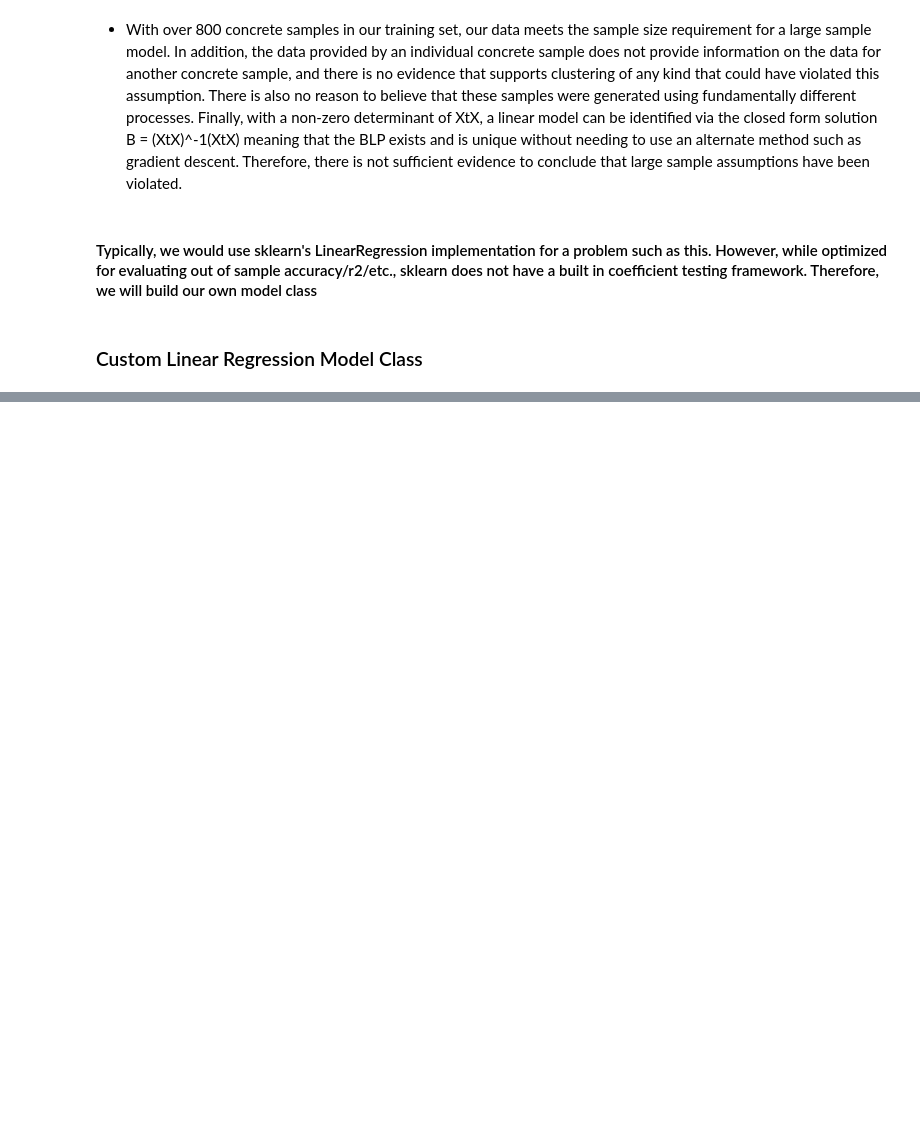
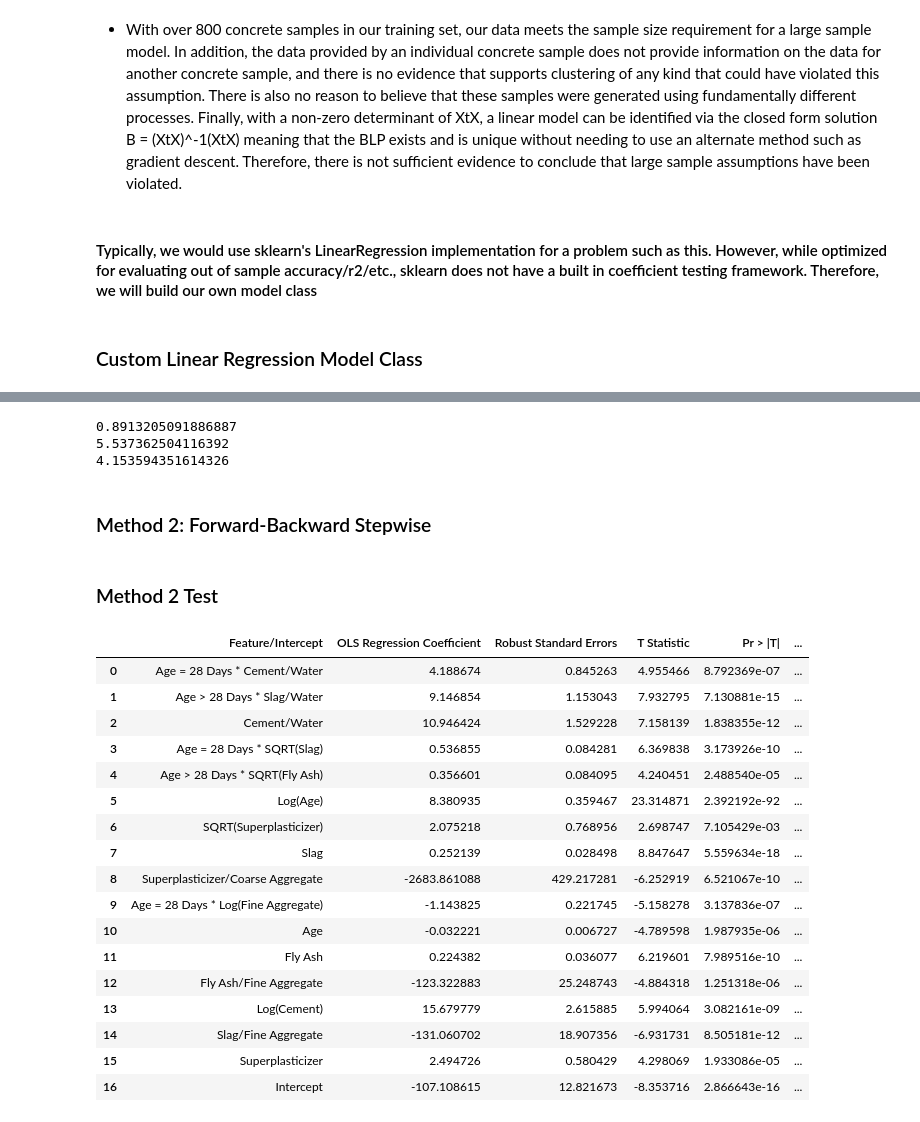
Before and after one commit to amitg3-ucb/w203_lab2, a Jupyter notebook: Data Cleaning and Model Development.ipynb, the cells around one changed output, grey strips where cells are left out. Saved outputs shown, nothing was run; the diff lists cells and outputs as text; code cells hidden in the pictures; blank space fills up the shorter version.

Commit message:
built out 4 separate methods for identifying optimal features for a linear model

```diff
--- a/Data Cleaning and Model Development.ipynb
+++ b/Data Cleaning and Model Development.ipynb
@@ -368,8 +371,3 @@ class lin_reg:
         #Signif. codes: 0 '***' 0.001 '**' 0.01 '*' 0.05 '.' 0.1 ' ' 1
 
         return coef_test_results
-# %%
-model = lin_reg()
-model.fit(training_features,training_labels)
-# %%
-test1 = model.fit_coef_test()
@@ -393,0 +376,35 @@ test1
+# %%
+def backward_stepwise(X,Y,alpha_val):
+
+    X = X.copy()
+    Y = Y.copy()
+    #instantiate model, capture all column names
+    model = lin_reg()
+    col_names = list(X.columns)
+    cont = True
+
+    while cont == True:
+        features = X[col_names].copy() #Define feature data
+        model.fit(features,Y) #Fit linear regression model to features, labels (Compute Regression Coefficients)
+        coef_test_results = model.fit_coef_test().iloc[:-1,:] #run coefficient test
+        #Capture p value and index of regression coefficient with max p-value
+        max_p_val = coef_test_results['Pr > |T|'].max()
+        max_index = coef_test_results['Pr > |T|'].argmax()
+
+        if len(col_names) == 1: #Do nothing if there is only one feature remaining
+            cont = False
+        elif max_p_val >= alpha_val: #If regression coefficient with max p-value is higher than defined alpha value, then eliminate feature from model
+            col_names.pop(max_index)
+            if len(col_names) == 1:
+                cont = False
+        elif max_p_val < alpha_val:
+            cont = False
+
+        #Continue the feature elimination process until only significant features w/ p-values less than the defined alpha value are remaining
+
+    #Return model fitted on significant features and labels, final coefficient tests w/ significance, in_sample adjusted r2, and list of significant columns
+    model.fit(X[col_names],Y)
+    final_results = model.fit_coef_test()
+    in_sample_adjusted_r2 = model.fit_r2(r2_type = 'adj_r2')
+
+    return model,final_results,in_sample_adjusted_r2,col_names
@@ -393,0 +443,12 @@ test1
+# %%
+# METHOD 1 FINAL MODEL, EVALUATION ON TEST DATA
+preds = model1.predict(test_data.iloc[:,:-1][model1_colnames]) #CAPTURE PREDICTIONS
+print(r2_score(test_data.iloc[:,-1],preds)) #OUT OF SAMPLE R2
+print(mean_squared_error(test_data.iloc[:,-1],preds,squared=False)) #OUT OF SAMPLE RMSE
+print(mean_absolute_error(test_data.iloc[:,-1],preds)) #OUT OF SAMPLE MAE
+# %% [output]
+0.8913205091886887
+5.537362504116392
+4.153594351614326
+# %% [markdown]
+### Method 2: Forward-Backward Stepwise
@@ -393,0 +499,25 @@ test1
+# %% [markdown]
+### Method 2 Test
+# %%
+model2,model2_results,model2_adjusted_r2,model2_colnames = forward_backward_stepwise(training_features,training_labels,0.01)
+# %%
+model2_results
+# %% [output]
+|  | Feature/Intercept | OLS Regression Coefficient | Robust Standard Errors | T Statistic | Pr > |T| | ... |
+| 0 | Age = 28 Days * Cement/Water | 4.188674 | 0.845263 | 4.955466 | 8.792369e-07 | ... |
+| 1 | Age > 28 Days * Slag/Water | 9.146854 | 1.153043 | 7.932795 | 7.130881e-15 | ... |
+| 2 | Cement/Water | 10.946424 | 1.529228 | 7.158139 | 1.838355e-12 | ... |
+| 3 | Age = 28 Days * SQRT(Slag) | 0.536855 | 0.084281 | 6.369838 | 3.173926e-10 | ... |
+| 4 | Age > 28 Days * SQRT(Fly Ash) | 0.356601 | 0.084095 | 4.240451 | 2.488540e-05 | ... |
+| 5 | Log(Age) | 8.380935 | 0.359467 | 23.314871 | 2.392192e-92 | ... |
+| 6 | SQRT(Superplasticizer) | 2.075218 | 0.768956 | 2.698747 | 7.105429e-03 | ... |
+| 7 | Slag | 0.252139 | 0.028498 | 8.847647 | 5.559634e-18 | ... |
+| 8 | Superplasticizer/Coarse Aggregate | -2683.861088 | 429.217281 | -6.252919 | 6.521067e-10 | ... |
+| 9 | Age = 28 Days * Log(Fine Aggregate) | -1.143825 | 0.221745 | -5.158278 | 3.137836e-07 | ... |
+| 10 | Age | -0.032221 | 0.006727 | -4.789598 | 1.987935e-06 | ... |
+| 11 | Fly Ash | 0.224382 | 0.036077 | 6.219601 | 7.989516e-10 | ... |
+| 12 | Fly Ash/Fine Aggregate | -123.322883 | 25.248743 | -4.884318 | 1.251318e-06 | ... |
+| 13 | Log(Cement) | 15.679779 | 2.615885 | 5.994064 | 3.082161e-09 | ... |
+| 14 | Slag/Fine Aggregate | -131.060702 | 18.907356 | -6.931731 | 8.505181e-12 | ... |
+| 15 | Superplasticizer | 2.494726 | 0.580429 | 4.298069 | 1.933086e-05 | ... |
+| 16 | Intercept | -107.108615 | 12.821673 | -8.353716 | 2.866643e-16 | ... |
```
Also changed, not shown: parts of 30 cells of this notebook.
